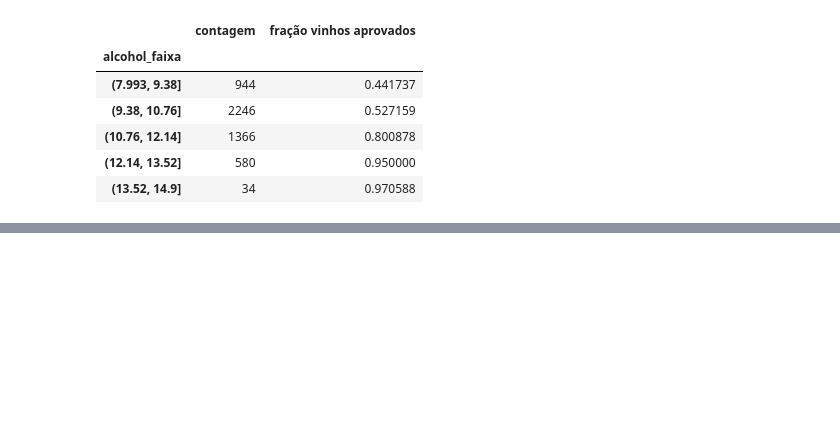
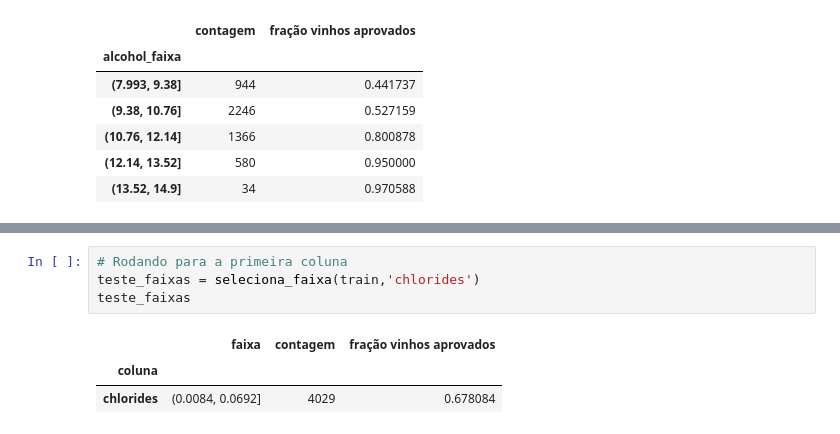
Before and after one commit to DionesGouvea/data-science-toolbox, a Jupyter notebook: Analise_exploratoria_vinhos_aprovados.ipynb, the cells around one changed output, grey strips where cells are left out. Drawn from its saved outputs; the diff is of its cells as text; blank space fills up the shorter version.

```diff
--- a/Analise_exploratoria_vinhos_aprovados.ipynb
+++ b/Analise_exploratoria_vinhos_aprovados.ipynb
@@ -325,0 +356,8 @@ agrupamento
+# %%
+# Rodando para a primeira coluna
+teste_faixas = seleciona_faixa(train,'chlorides')
+teste_faixas
+# %% [output]
+|  | faixa | contagem | fração vinhos aprovados |
+| coluna |  |  |  |
+| chlorides | (0.0084, 0.0692] | 4029 | 0.678084 |
```
Also changed, not shown: parts of 13 cells of this notebook.
